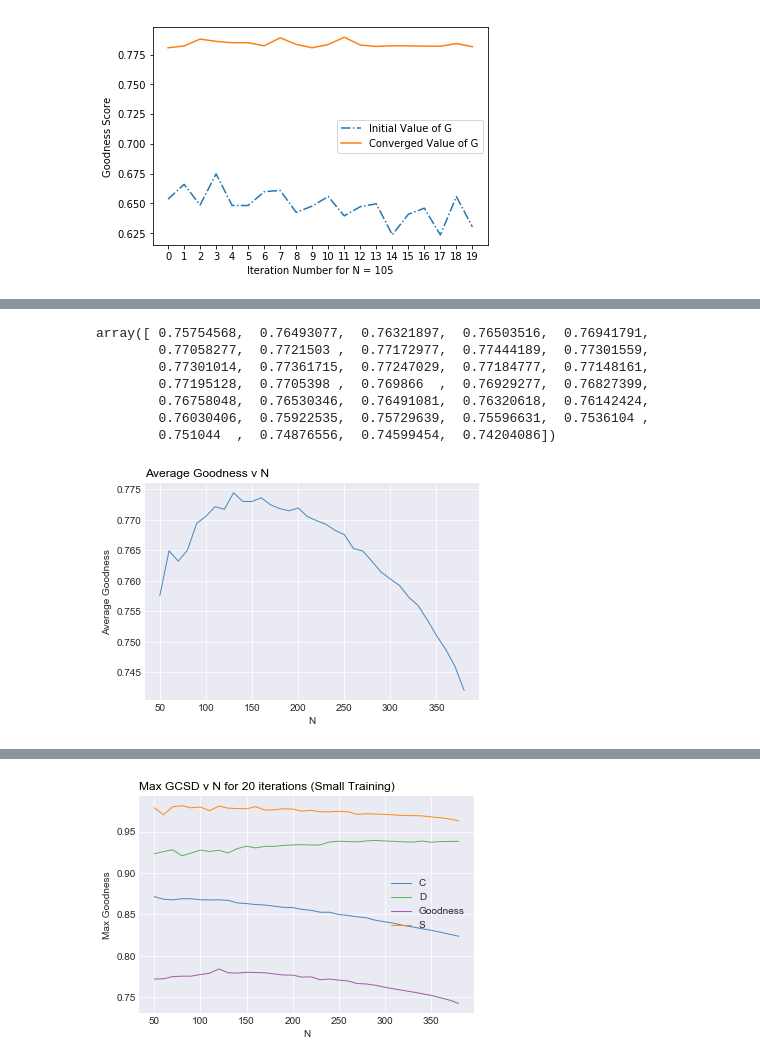
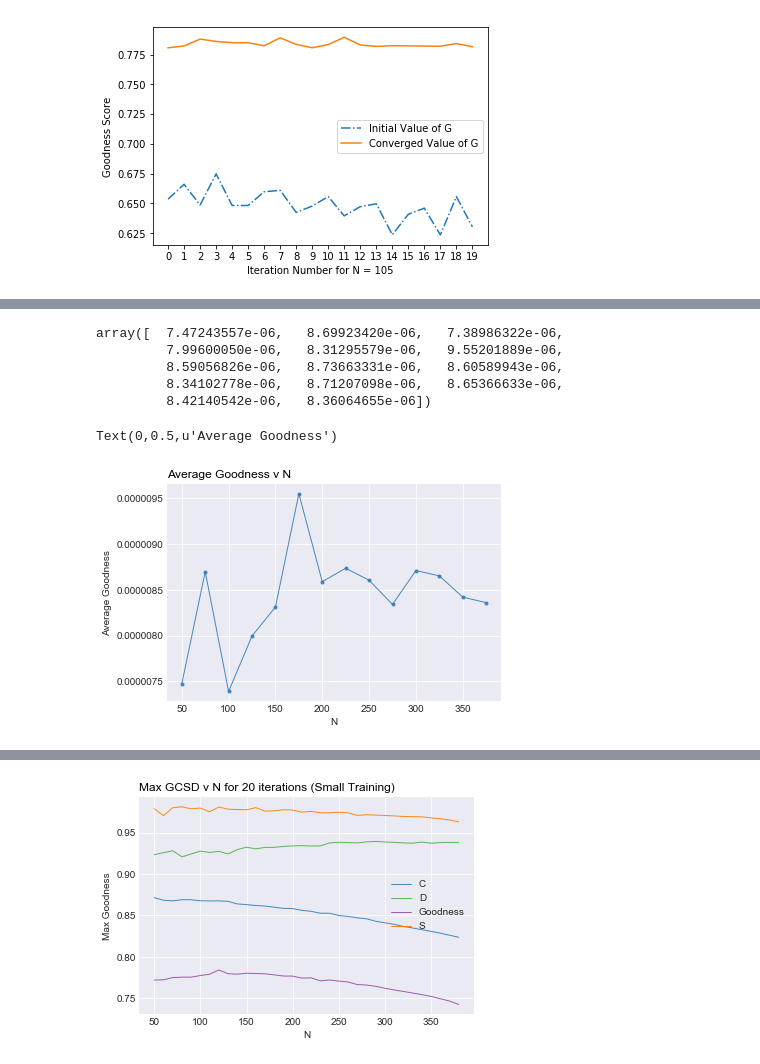
Before and after one commit to anirudh3/rasmthesis, a Jupyter notebook: data_business/plots.ipynb, the cells around one changed output, grey strips where cells are left out. Drawn from its saved outputs; the diff is of its cells as text; code cells hidden in the pictures.

```diff
--- a/data_business/plots.ipynb
+++ b/data_business/plots.ipynb
@@ -94,4 +94,5 @@ plt.savefig("saved_data/startingEndBestN.png")
 # %%
 # overall all
 # %%
-data = load_things('saved_data/overall_best_small_train_10.pickle')
+data = load_things('saved_data/overall_GCSD_small_train_20.pickle')
+# data = load_things('saved_data/overall_GCSD_medium_training_25.pickle')
@@ -117,6 +124,8 @@ max(best_n[1:], key= lambda x: x[1])
 # %%
-print len(d[0])
-# print len(range(50, 390, 10))
-for i in range(1, 10):
-    print len(d[i])
+# print len(d[0])
+print len(range(50, 929, 75))
+# for i in range(1, 10):
+#     print len(d[i])
+
+len(d)
 # %% [output]
@@ -167,8 +188,8 @@ plt.savefig("figures/GoodnessvN_small_training_10_vlines.png")
 # %%
 # overall average of every N for all the iterations
 # %%
-for i in range(1, 10):
-    d[i] = d[i][1:]
+for i in range(5):
+    d[i] = d[i][:]
 # %%
 d_avg = np.array(d)
 # %%
@@ -176,37 +197,36 @@ d_avg = np.mean(d_avg, axis=0)
 # %%
 d_avg
 # %% [output]
-array([ 0.75754568,  0.76493077,  0.76321897,  0.76503516,  0.76941791,
-        0.77058277,  0.7721503 ,  0.77172977,  0.77444189,  0.77301559,
-        0.77301014,  0.77361715,  0.77247029,  0.77184777,  0.77148161,
-        0.77195128,  0.7705398 ,  0.769866  ,  0.76929277,  0.76827399,
-        0.76758048,  0.76530346,  0.76491081,  0.76320618,  0.76142424,
-        0.76030406,  0.75922535,  0.75729639,  0.75596631,  0.7536104 ,
-        0.751044  ,  0.74876556,  0.74599454,  0.74204086])
+array([  7.47243557e-06,   8.69923420e-06,   7.38986322e-06,
+         7.99600050e-06,   8.31295579e-06,   9.55201889e-06,
+         8.59056826e-06,   8.73663331e-06,   8.60589943e-06,
+         8.34102778e-06,   8.71207098e-06,   8.65366633e-06,
+         8.42140542e-06,   8.36064655e-06])
 # %%
-x = range(50, 390, 10)
+x = range(50, 390, 25)
 df = pd.DataFrame({'x': x, 'y': d_avg})
 
 
 # style
 plt.style.use('seaborn-darkgrid')
 
 # create a color palette
 palette = plt.get_cmap('Set1')
 
 # multiple line plot
 num=0
 for column in df.drop('x', axis=1):
     num+=1
-    plt.plot(df['x'], df[column], marker='', color=palette(num), linewidth=1, alpha=0.9, label=column)
+    plt.plot(df['x'], df[column], marker='o', markersize=3, color=palette(num), linewidth=1, alpha=0.9, label=column)
 
 
 plt.title("Average Goodness v N", loc='left', fontsize=12, fontweight=0, color='black')
 plt.xlabel("N")
 plt.ylabel("Average Goodness")
-plt.savefig("figures/GoodnessvN_small_training_avg_10.png")
+# plt.savefig("figures/GoodnessvN_small_training_avg_10.png")
 # %% [output]
+Text(0,0.5,u'Average Goodness')
-[figure, old version]
+[figure, new version]
 # %%
 # single goodness curve
 
```
Also changed, not shown: parts of 14 cells of this notebook, 55 other files.
